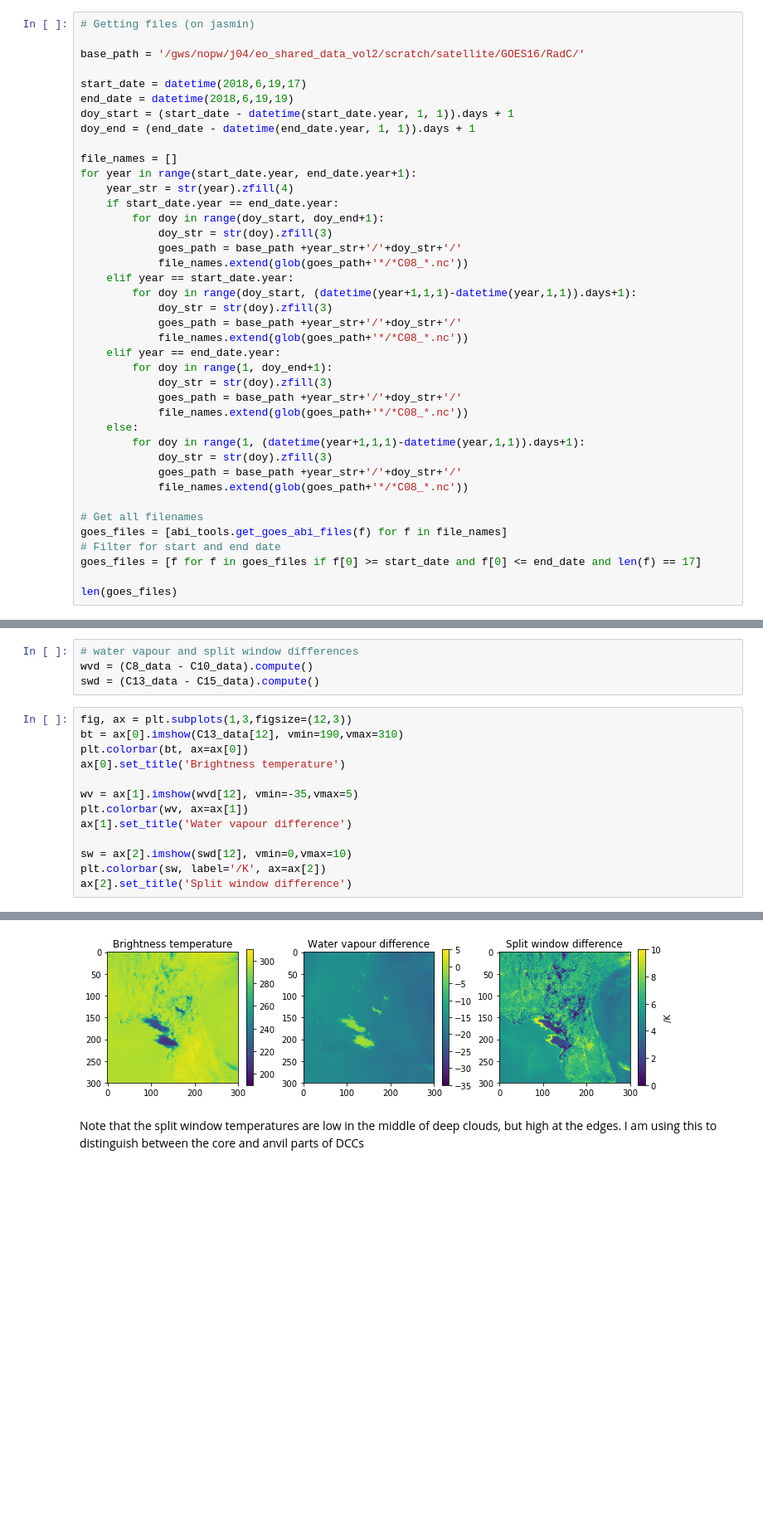
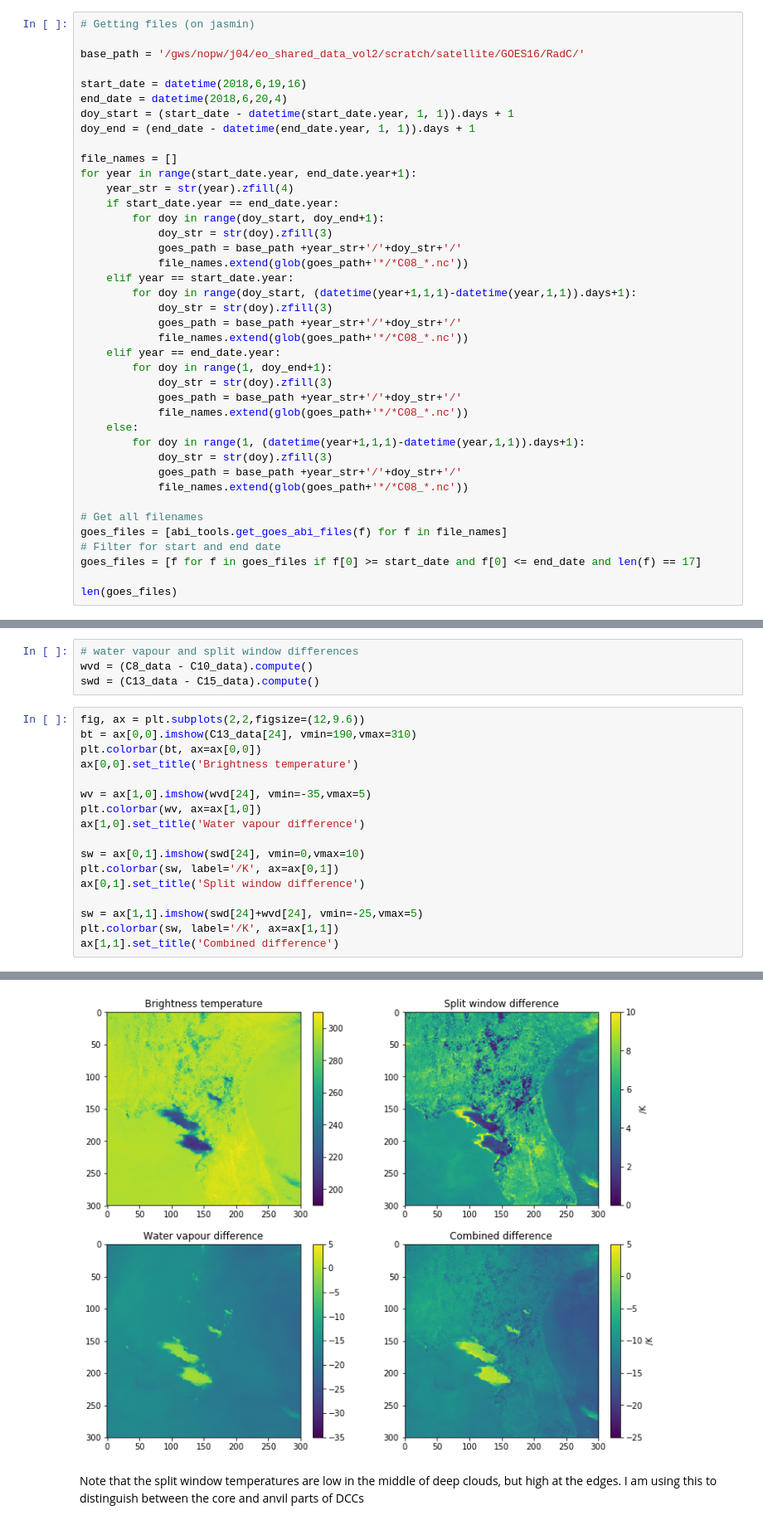
Before and after one commit to w-k-jones/python_toolbox, a Jupyter notebook: examples/Flow_tracking_example.ipynb, the cells around one changed output, grey strips where cells are left out. Shown at 83% size. Cells and saved outputs as stored; diff of their text form; blank space fills up the shorter version.

```diff
--- a/examples/Flow_tracking_example.ipynb
+++ b/examples/Flow_tracking_example.ipynb
@@ -16,8 +17,8 @@ plt.rcParams.update({'figure.max_open_warning': 0})
 
 base_path = '/gws/nopw/j04/eo_shared_data_vol2/scratch/satellite/GOES16/RadC/'
 
-start_date = datetime(2018,6,19,17)
-end_date = datetime(2018,6,19,19)
+start_date = datetime(2018,6,19,16)
+end_date = datetime(2018,6,20,4)
 doy_start = (start_date - datetime(start_date.year, 1, 1)).days + 1
 doy_end = (end_date - datetime(end_date.year, 1, 1)).days + 1
 
@@ -70,16 +73,20 @@ dataset_tools.match_coords([C13_data,C10_data,C8_data,C15_data])
 wvd = (C8_data - C10_data).compute()
 swd = (C13_data - C15_data).compute()
 # %%
-fig, ax = plt.subplots(1,3,figsize=(12,3))
-bt = ax[0].imshow(C13_data[12], vmin=190,vmax=310)
-plt.colorbar(bt, ax=ax[0])
-ax[0].set_title('Brightness temperature')
+fig, ax = plt.subplots(2,2,figsize=(12,9.6))
+bt = ax[0,0].imshow(C13_data[24], vmin=190,vmax=310)
+plt.colorbar(bt, ax=ax[0,0])
+ax[0,0].set_title('Brightness temperature')
 
-wv = ax[1].imshow(wvd[12], vmin=-35,vmax=5)
-plt.colorbar(wv, ax=ax[1])
-ax[1].set_title('Water vapour difference')
+wv = ax[1,0].imshow(wvd[24], vmin=-35,vmax=5)
+plt.colorbar(wv, ax=ax[1,0])
+ax[1,0].set_title('Water vapour difference')
 
-sw = ax[2].imshow(swd[12], vmin=0,vmax=10)
-plt.colorbar(sw, label='/K', ax=ax[2])
-ax[2].set_title('Split window difference')
+sw = ax[0,1].imshow(swd[24], vmin=0,vmax=10)
+plt.colorbar(sw, label='/K', ax=ax[0,1])
+ax[0,1].set_title('Split window difference')
+
+sw = ax[1,1].imshow(swd[24]+wvd[24], vmin=-25,vmax=5)
+plt.colorbar(sw, label='/K', ax=ax[1,1])
+ax[1,1].set_title('Combined difference')
 # %% [output]
@@ -87,3 +94,3 @@ Text(0.5,1,'Split window difference')
-[figure, old version]
+[figure, new version]
 # %% [markdown]
 Note that the split window temperatures are low in the middle of deep clouds, but high at the edges. I am using this to distinguish between the core and anvil parts of DCCs
```
Also changed, not shown: parts of 34 cells of this notebook.
